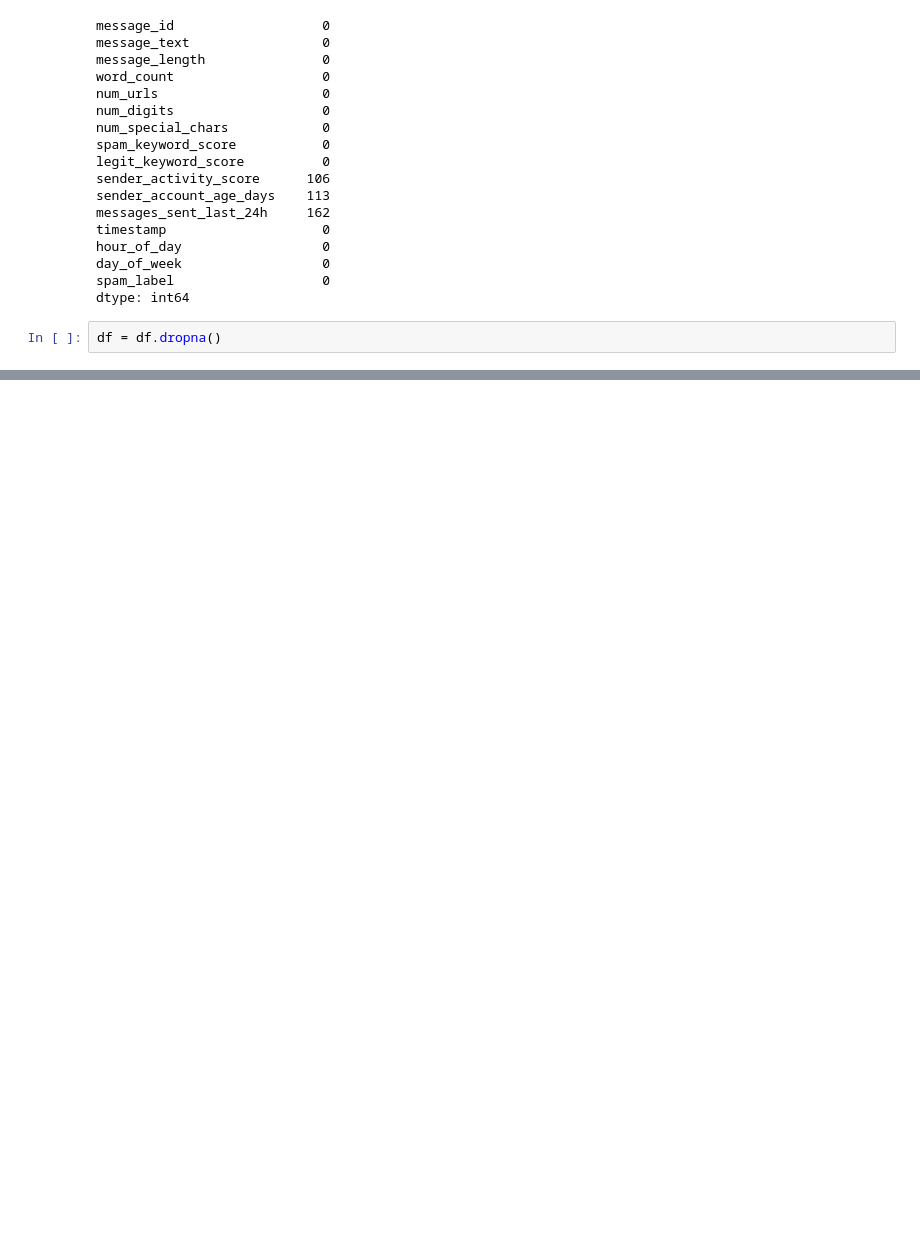
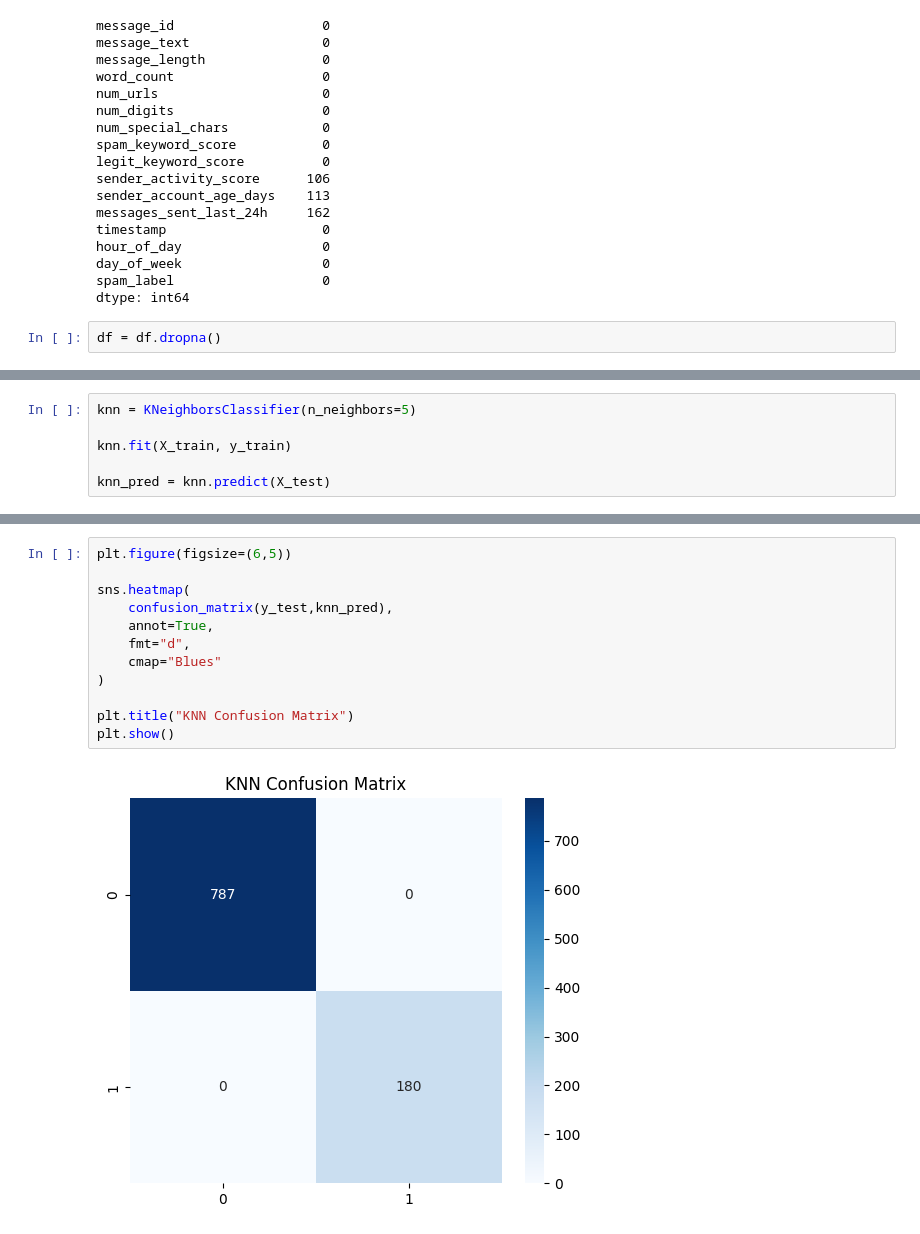
Before and after one commit to Parth-M-M/Rnw, a Jupyter notebook: algorithms/Superviced learning/pr4/pr4.ipynb, the cells around one changed output, grey strips where cells are left out. Saved outputs shown, nothing was run; the diff lists cells and outputs as text; blank space fills up the shorter version.

```diff
--- a/algorithms/Superviced learning/pr4/pr4.ipynb
+++ b/algorithms/Superviced learning/pr4/pr4.ipynb
@@ -241,0 +168,6 @@ plt.show()
+# %%
+knn = KNeighborsClassifier(n_neighbors=5)
+
+knn.fit(X_train, y_train)
+
+knn_pred = knn.predict(X_test)
@@ -241,0 +343,14 @@ plt.show()
+# %%
+plt.figure(figsize=(6,5))
+
+sns.heatmap(
+    confusion_matrix(y_test,knn_pred),
+    annot=True,
+    fmt="d",
+    cmap="Blues"
+)
+
+plt.title("KNN Confusion Matrix")
+plt.show()
+# %% [output]
+[figure, added]
```
Also changed, not shown: parts of 48 cells of this notebook, 2 other files.
